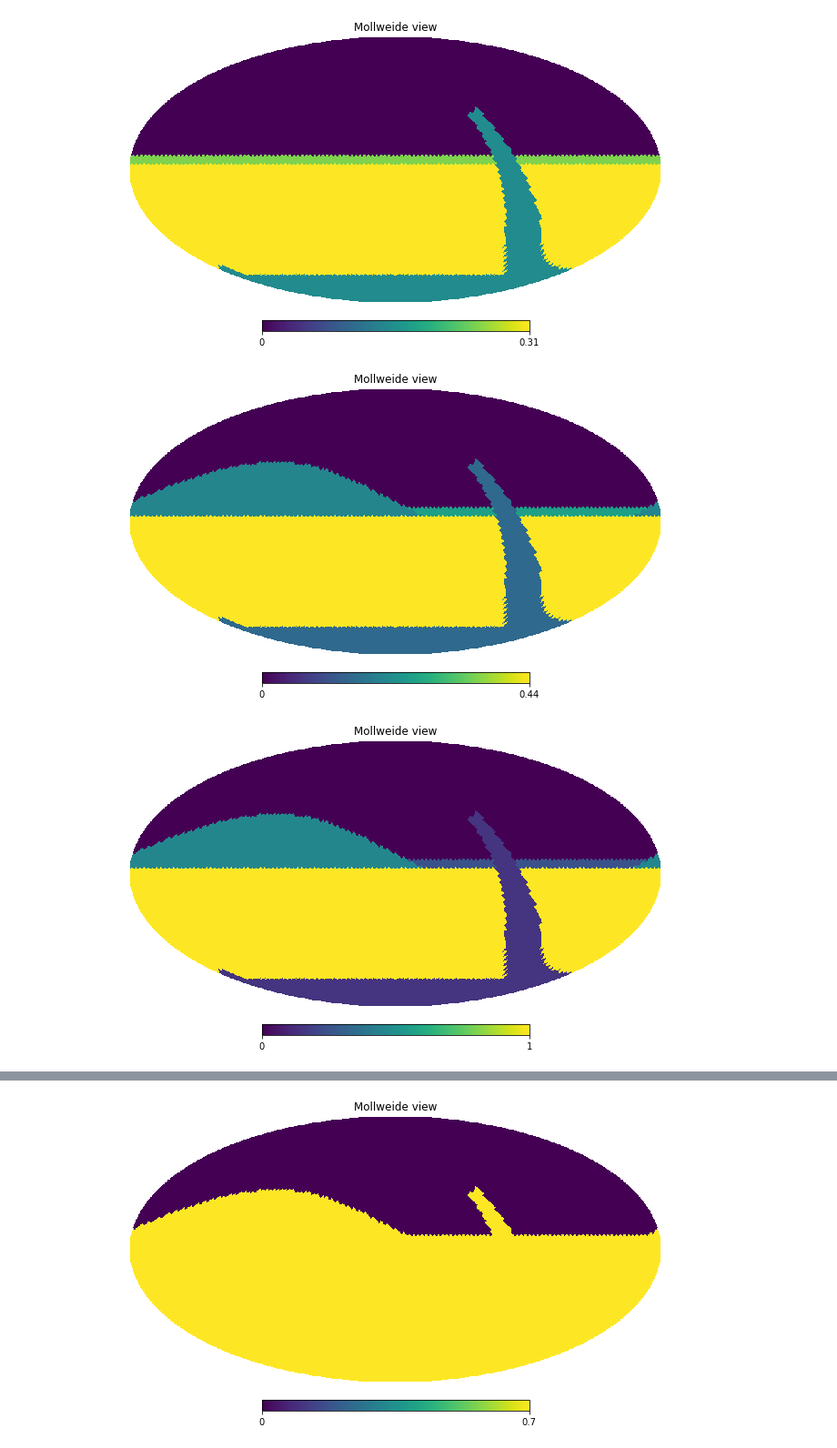
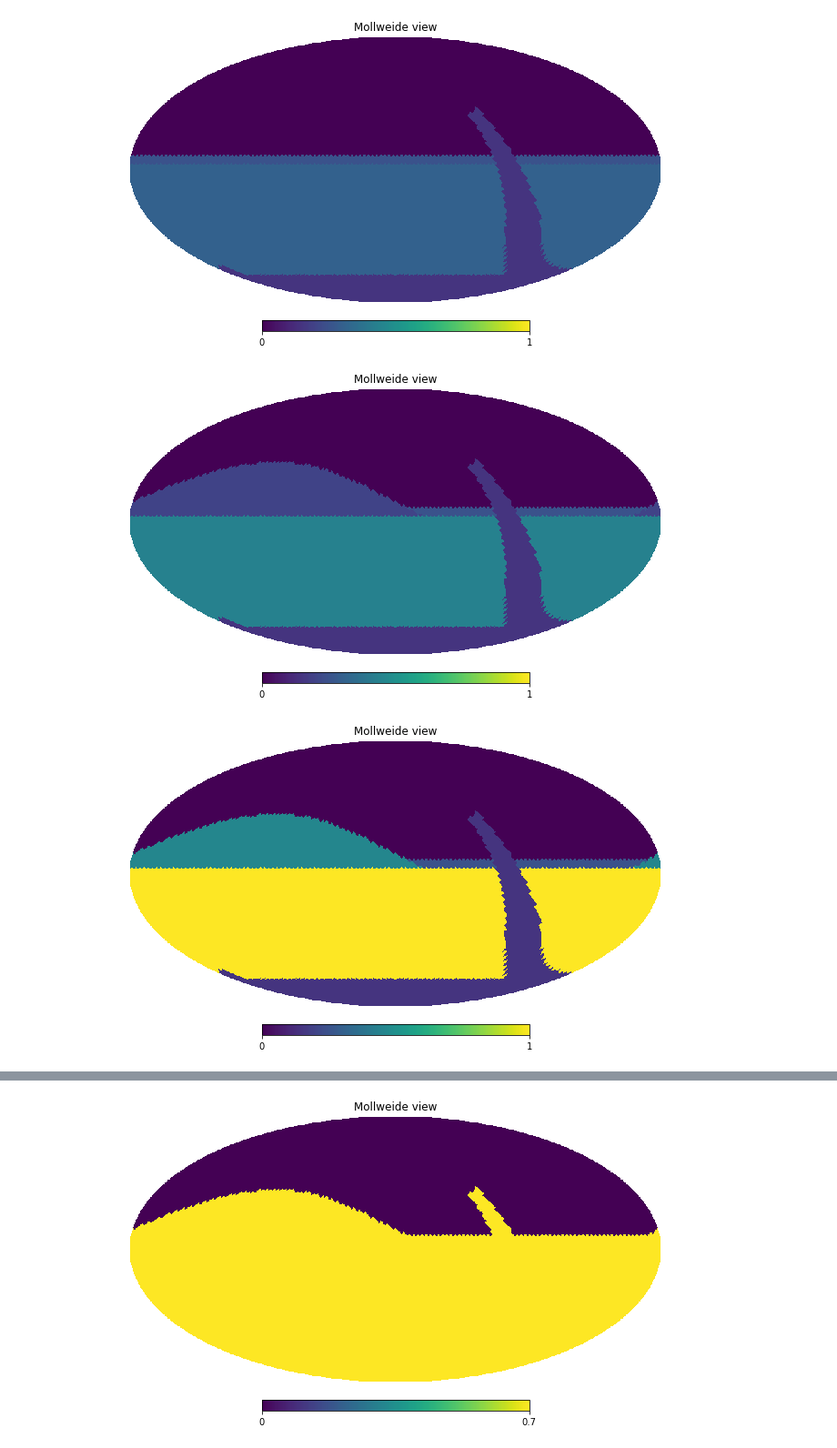
Before and after one commit to tribeiro/lsst_notebooks, a Jupyter notebook: fbs_notebooks/baseline_config.ipynb, the cells around one changed output, grey strips where cells are left out. Shown: that part at 91% size. Drawn from its saved outputs; the diff is of its cells as text; code cells hidden in the pictures.

```diff
--- a/fbs_notebooks/baseline_config.ipynb
+++ b/fbs_notebooks/baseline_config.ipynb
@@ -128,8 +131,8 @@ import matplotlib.pyplot as plt
 # %%
 for f in filters:
-    hp.mollview(target_maps[f][0])
+    hp.mollview(target_maps[f][0],max=1)
 # %% [output]
-[figure, old version]
+[figure, new version]
-[figure, old version]
+[figure, new version]
 [figure]
 [figure]
```
Also changed, not shown: parts of 6 cells of this notebook, 1 other file.
